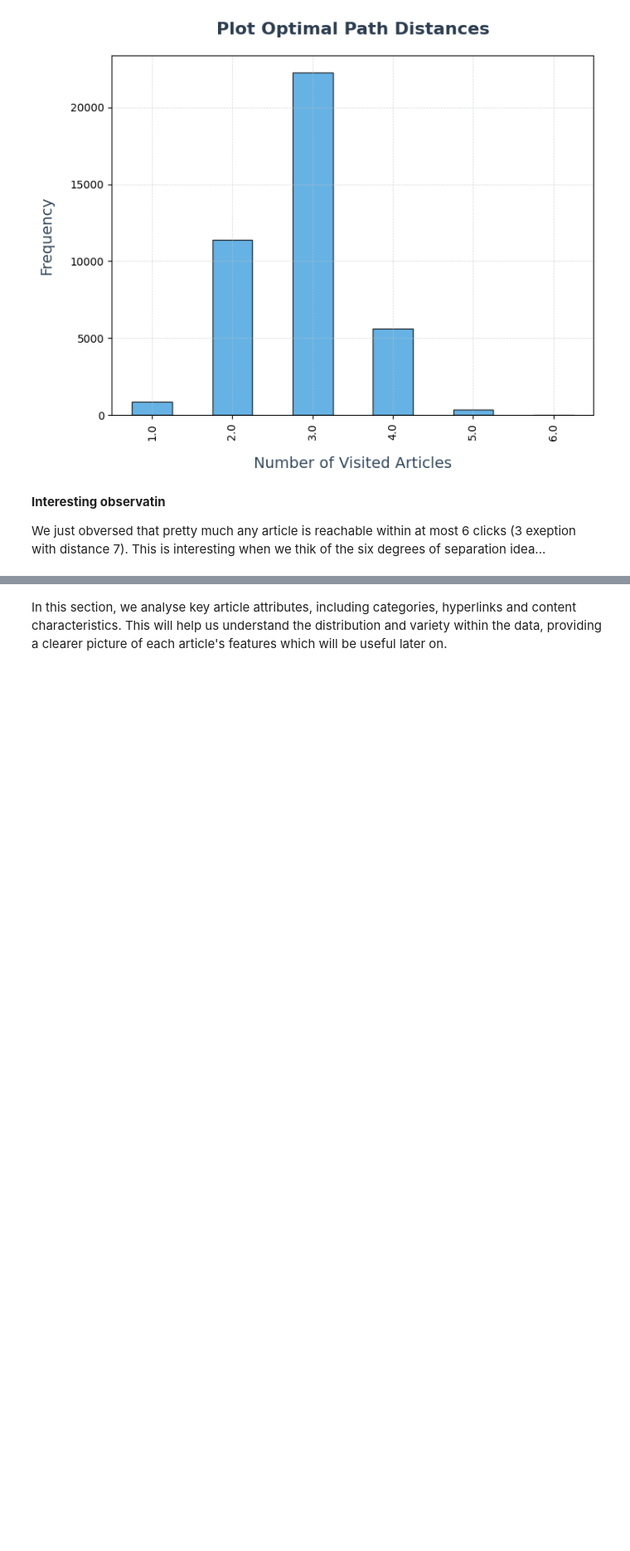
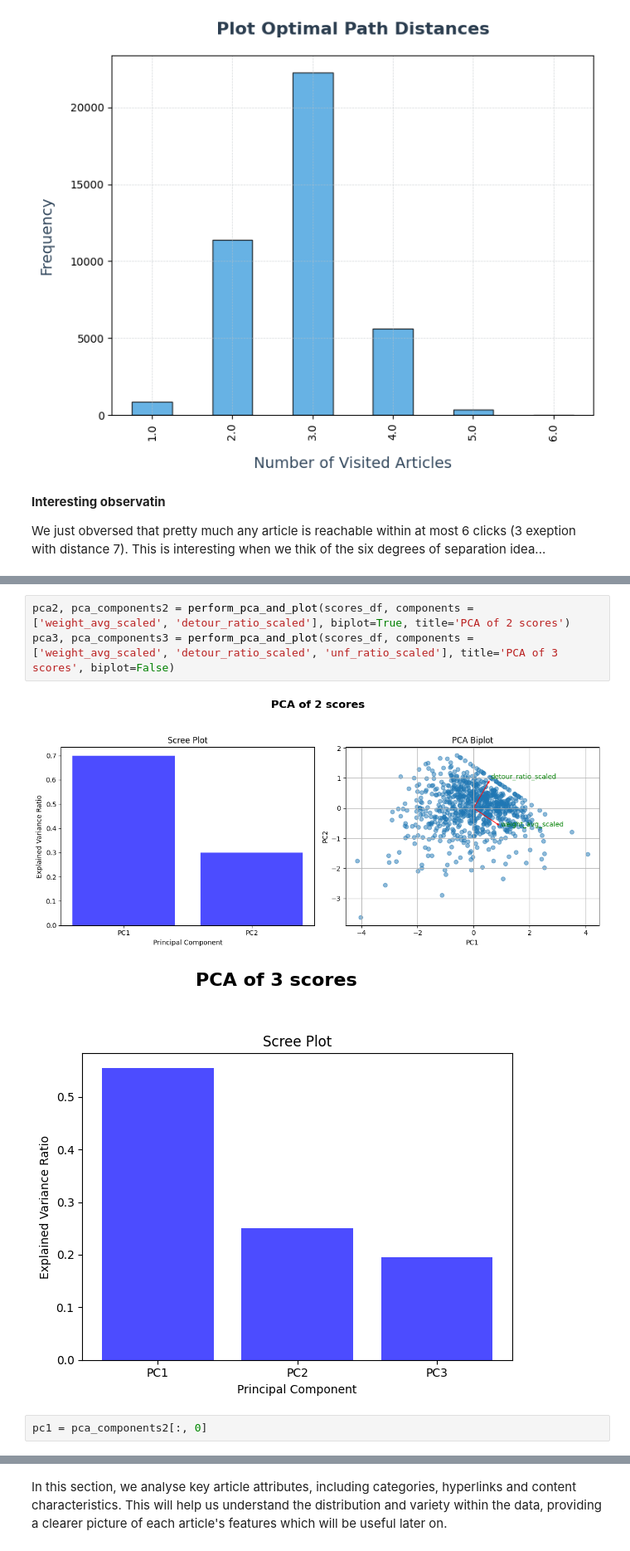
Before and after one commit to epfl-ada/ada-2024-project-adaholiks, a Jupyter notebook: Notebook_P3.ipynb, the cells around one changed output, grey strips where cells are left out. Shown at 83% size. Cells and saved outputs as stored; diff of their text form; blank space fills up the shorter version.

```diff
--- a/Notebook_P3.ipynb
+++ b/Notebook_P3.ipynb
@@ -322,0 +579,8 @@ A total of 2546 paths were removed from the unfinished paths, which represents 7
+# %%
+pca2, pca_components2 = perform_pca_and_plot(scores_df, components = ['weight_avg_scaled', 'detour_ratio_scaled'], biplot=True, title='PCA of 2 scores')
+pca3, pca_components3 = perform_pca_and_plot(scores_df, components = ['weight_avg_scaled', 'detour_ratio_scaled', 'unf_ratio_scaled'], title='PCA of 3 scores', biplot=False)
+# %% [output]
+[figure, added]
+[figure, added]
+# %%
+pc1 = pca_components2[:, 0]
```
Also changed, not shown: parts of 31 cells of this notebook, 5 other files.
